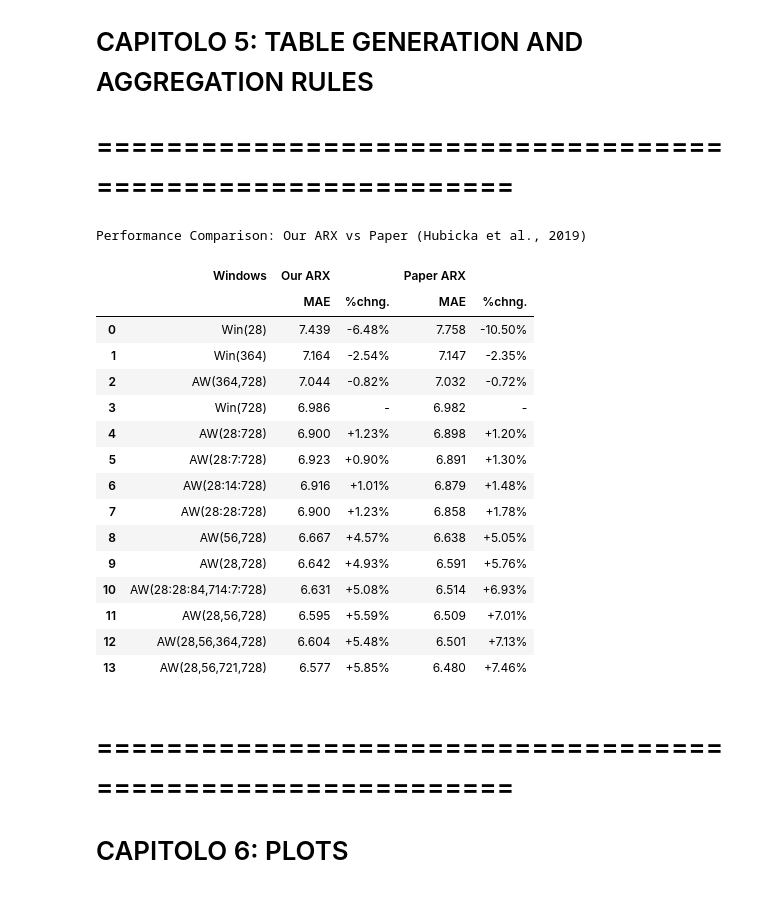
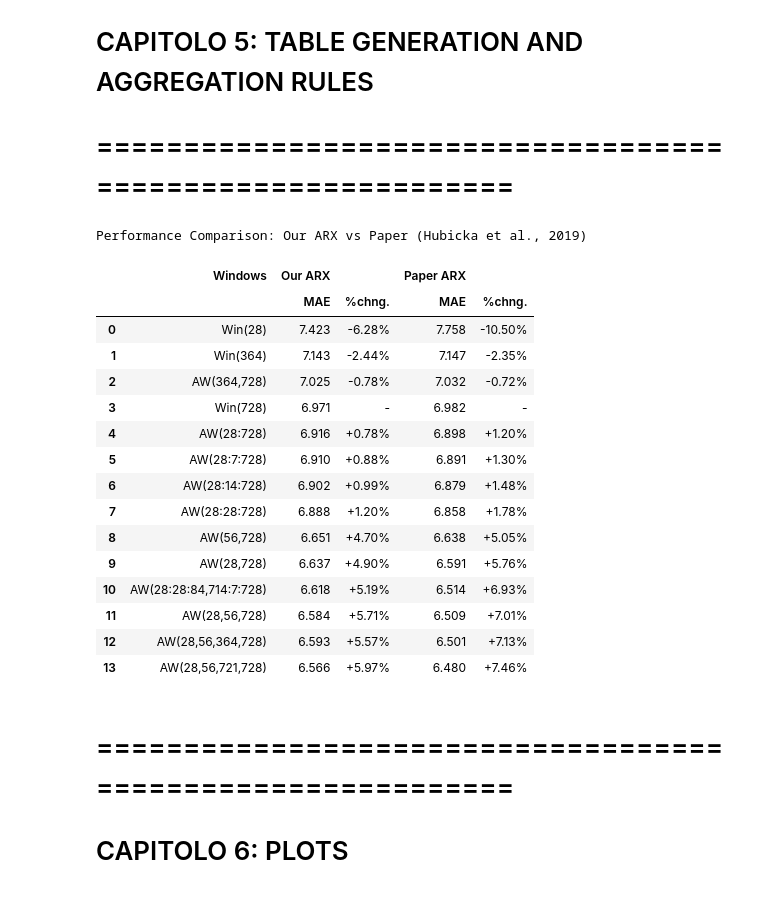
Before and after one commit to bertuzzilorenzo4-sketch/project-PA, a Jupyter notebook: test.ipynb, the cells around one changed output. Drawn from its saved outputs; the diff is of its cells as text; code cells hidden in the pictures.

```diff
--- a/test.ipynb
+++ b/test.ipynb
@@ -9,23 +9,29 @@ import numpy as np
 import pandas as pd
 import matplotlib.pyplot as plt
 from IPython.display import display
-from scipy import stats
+
 
 # --- General Configuration ---
 CSV_PATH = "Dati_progetto_completo.csv"
 PRICE_COL = "Zonal Price"
+# Updated to match the paper's exact variable
 LOAD_COL = "Forecasted Total Load"
 TEST_START = pd.Timestamp("2012-12-29")
 TEST_END = pd.Timestamp("2013-12-17")
 
 # --- Window Configurations ---
-WINDOWS_ALL = list(range(28, 729, 28))        # 26 windows (step 28)
+# 701 windows (step 1): used for AW(28:728)
+WINDOWS_701 = list(range(28, 729))
+
+# 26 windows (step 28): used for AW(28:28:728)
+WINDOWS_28_STEP = list(range(28, 729, 28))
+
 WINDOWS_SEL = [28, 56, 84, 714, 721, 728]     # AW selected by the paper
 WINDOWS_STEP_7 = list(range(28, 729, 7))      # Step 7 (for specific table rows)
 WINDOWS_STEP_14 = list(range(28, 729, 14))    # Step 14 (for specific table rows)
 
-# Union of all windows needed for the final table
-ALL_NEEDED_WINDOWS = sorted(set(WINDOWS_ALL) | set(WINDOWS_SEL) | set(WINDOWS_STEP_7) | set(WINDOWS_STEP_14))
+# For efficiency, computing the 701 windows automatically covers all specific steps
+ALL_NEEDED_WINDOWS = WINDOWS_701
 
 OUTDIR = Path("output_arx_replica")
 OUTDIR.mkdir(exist_ok=True)
@@ -164,7 +153,6 @@ Forecasts completed!
 # CAPITOLO 5: TABLE GENERATION AND AGGREGATION RULES
 # ============================================================
 # %%
-
 def mae(pred, actual):
     return np.mean(np.abs(pred - actual))
 
@@ -179,16 +167,16 @@ paper_data = {
     "AW(28,56,364,728)": [6.501, 7.13], "AW(28,56,721,728)": [6.480, 7.46],
 }
 
-# "type" defines the aggregation rule: Win or Mean
+# Note: AW(28:728) uses WINDOWS_701 (701 windows), AW(28:28:728) uses WINDOWS_28_STEP (26 windows)
 table_config = [
     ("Win(28)", "Win", 28),
     ("Win(364)", "Win", 364),
     ("AW(364,728)", "Mean", [364, 728]),
     ("Win(728)", "Win", 728),
-    ("AW(28:728)", "Mean", WINDOWS_ALL),
+    ("AW(28:728)", "Mean", WINDOWS_701),
     ("AW(28:7:728)", "Mean", WINDOWS_STEP_7),
     ("AW(28:14:728)", "Mean", WINDOWS_STEP_14),
-    ("AW(28:28:728)", "Mean", WINDOWS_ALL),
+    ("AW(28:28:728)", "Mean", WINDOWS_28_STEP),
     ("AW(56,728)", "Mean", [56, 728]),
     ("AW(28,728)", "Mean", [28, 728]),
     ("AW(28:28:84,714:7:728)", "Mean", WINDOWS_SEL),
@@ -201,22 +189,19 @@ data_rows = []
 mae_728_nostro = mae(preds[728], actual)
 
 for name, m_type, param in table_config:
-    # 1. Aggregate forecasts based on the rule (Arithmetic Mean)
     if m_type == "Win":
         p_arr = preds[param]
     else:
         p_arr = np.mean(np.stack([preds[t] for t in param], axis=0), axis=0)
 
-    # 2. Calculate our MAE
     m_val_nostro = mae(p_arr, actual)
 
-    # 3. Calculate our %chng
+    # CORREZIONE: Formula logaritmica esatta del paper
     if name == "Win(728)":
         pct_nostro = "-"
     else:
-        pct_nostro = ((mae_728_nostro - m_val_nostro) / mae_728_nostro) * 100
+        pct_nostro = 100 * np.log(mae_728_nostro / m_val_nostro)
 
-    # 4. Get paper values
     paper_vals = paper_data.get(name, [np.nan, np.nan])
 
     data_rows.append([
@@ -229,47 +214,47 @@ for name, m_type, param in table_config:
 columns = pd.MultiIndex.from_tuples([
     ("Windows", ""), ("Our ARX", "MAE"), ("Our ARX", "%chng."),
     ("Paper ARX", "MAE"), ("Paper ARX", "%chng.")
 ])
 df_table = pd.DataFrame(data_rows, columns=columns)
 
 # --- Styling logic ---
 def highlight_best(s):
     if s.name[1] == "MAE": is_best = s == s.min()
     elif s.name[1] == "%chng.":
         s_num = pd.to_numeric(s, errors='coerce')
         is_best = s == s_num.max()
     else: return [''] * len(s)
     return ['font-weight: bold; background-color: #90EE90; color: black;' if v else '' for v in is_best]
 
 styled_df = df_table.style.format({
     ("Our ARX", "MAE"): "{:.3f}", ("Our ARX", "%chng."): lambda x: f"{x:+.2f}%" if isinstance(x, (int, float)) else x,
     ("Paper ARX", "MAE"): "{:.3f}", ("Paper ARX", "%chng."): lambda x: f"{x:+.2f}%" if isinstance(x, (int, float)) else x,
 }, na_rep="").apply(highlight_best, subset=[("Our ARX", "MAE"), ("Paper ARX", "MAE")]
 ).set_properties(**{'text-align': 'center', 'border': '1px solid gray', 'padding': '8px'}
 ).set_table_styles([
     {'selector': 'th', 'props': [('text-align', 'center'), ('border', '1px solid gray'), ('background-color', '#e6e6e6'), ('color', 'black')]},
     {'selector': 'caption', 'props': [('caption-side', 'top'), ('font-weight', 'bold'), ('font-size', '14px'), ('margin-bottom', '10px')]}
 ]).set_caption("Performance Comparison: Our ARX vs Paper (Hubicka et al., 2019)")
 
 display(styled_df)
 # %% [output]
 Performance Comparison: Our ARX vs Paper (Hubicka et al., 2019)
 |  | Windows | Our ARX |  | Paper ARX |  |
 |  |  | MAE | %chng. | MAE | %chng. |
-| 0 | Win(28) | 7.439 | -6.48% | 7.758 | -10.50% |
-| 1 | Win(364) | 7.164 | -2.54% | 7.147 | -2.35% |
-| 2 | AW(364,728) | 7.044 | -0.82% | 7.032 | -0.72% |
-| 3 | Win(728) | 6.986 | - | 6.982 | - |
-| 4 | AW(28:728) | 6.900 | +1.23% | 6.898 | +1.20% |
-| 5 | AW(28:7:728) | 6.923 | +0.90% | 6.891 | +1.30% |
-| 6 | AW(28:14:728) | 6.916 | +1.01% | 6.879 | +1.48% |
-| 7 | AW(28:28:728) | 6.900 | +1.23% | 6.858 | +1.78% |
-| 8 | AW(56,728) | 6.667 | +4.57% | 6.638 | +5.05% |
-| 9 | AW(28,728) | 6.642 | +4.93% | 6.591 | +5.76% |
-| 10 | AW(28:28:84,714:7:728) | 6.631 | +5.08% | 6.514 | +6.93% |
-| 11 | AW(28,56,728) | 6.595 | +5.59% | 6.509 | +7.01% |
-| 12 | AW(28,56,364,728) | 6.604 | +5.48% | 6.501 | +7.13% |
-| 13 | AW(28,56,721,728) | 6.577 | +5.85% | 6.480 | +7.46% |
+| 0 | Win(28) | 7.423 | -6.28% | 7.758 | -10.50% |
+| 1 | Win(364) | 7.143 | -2.44% | 7.147 | -2.35% |
+| 2 | AW(364,728) | 7.025 | -0.78% | 7.032 | -0.72% |
+| 3 | Win(728) | 6.971 | - | 6.982 | - |
+| 4 | AW(28:728) | 6.916 | +0.78% | 6.898 | +1.20% |
+| 5 | AW(28:7:728) | 6.910 | +0.88% | 6.891 | +1.30% |
+| 6 | AW(28:14:728) | 6.902 | +0.99% | 6.879 | +1.48% |
+| 7 | AW(28:28:728) | 6.888 | +1.20% | 6.858 | +1.78% |
+| 8 | AW(56,728) | 6.651 | +4.70% | 6.638 | +5.05% |
+| 9 | AW(28,728) | 6.637 | +4.90% | 6.591 | +5.76% |
+| 10 | AW(28:28:84,714:7:728) | 6.618 | +5.19% | 6.514 | +6.93% |
+| 11 | AW(28,56,728) | 6.584 | +5.71% | 6.509 | +7.01% |
+| 12 | AW(28,56,364,728) | 6.593 | +5.57% | 6.501 | +7.13% |
+| 13 | AW(28,56,721,728) | 6.566 | +5.97% | 6.480 | +7.46% |
 # %% [markdown]
 # ============================================================
 # CAPITOLO 6: PLOTS
```
Also changed, not shown: parts of 4 cells of this notebook, 1 other file.
